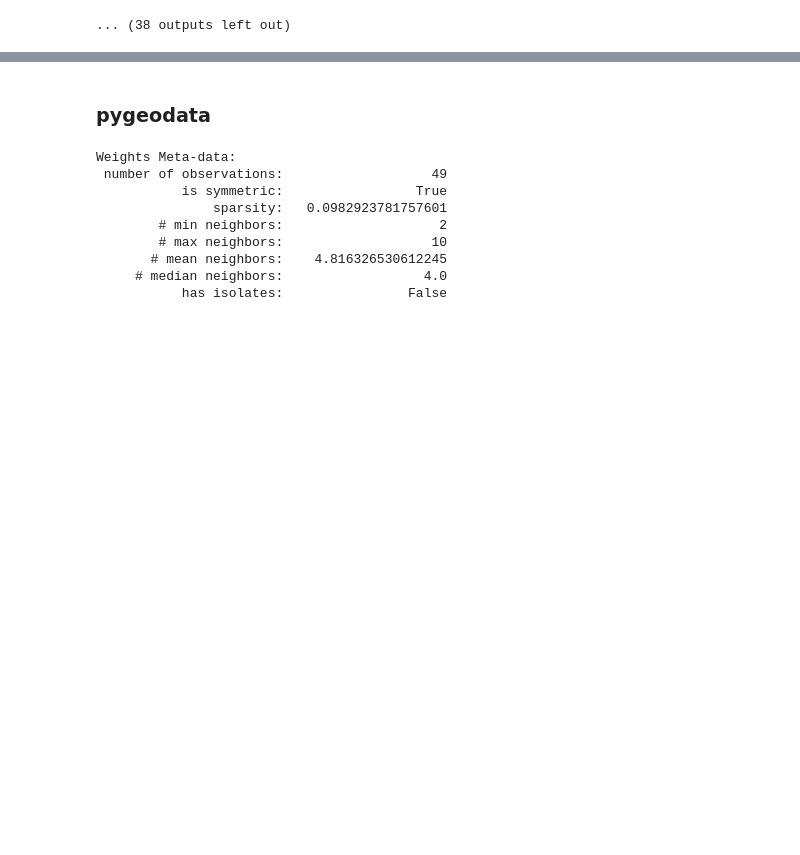
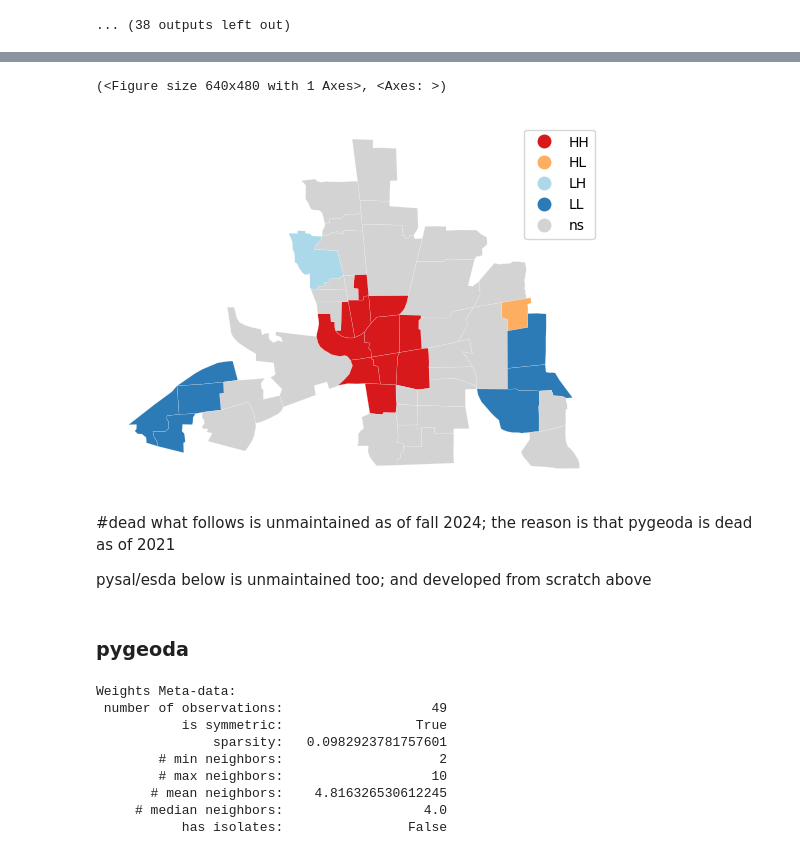
Before and after one commit to theaok/gisPy, a Jupyter notebook: geoda.ipynb, the cells around one changed output, grey strips where cells are left out. Drawn from its saved outputs; the diff is of its cells as text; code cells hidden in the pictures; blank space fills up the shorter version.

Commit message:
major update, away from dead pygeoda

```diff
--- a/geoda.ipynb
+++ b/geoda.ipynb
@@ -142,0 +336,6 @@ col.head(2)
+# %%
+from splot import esda as esdaplot
+esdaplot.lisa_cluster(lisa,col)
+# %% [output]
+(<Figure size 640x480 with 1 Axes>, <Axes: >)
+[figure, added]
@@ -143,2 +351,7 @@ col.head(2)
+# %% [markdown]
+#dead
+what follows is unmaintained as of fall 2024; the reason is that pygeoda is dead as of 2021
+
+pysal/esda below is unmaintained too; and developed from scratch above
 # %% [markdown]
-### pygeodata
+### pygeoda
```
Also changed, not shown: parts of 25 cells of this notebook.
